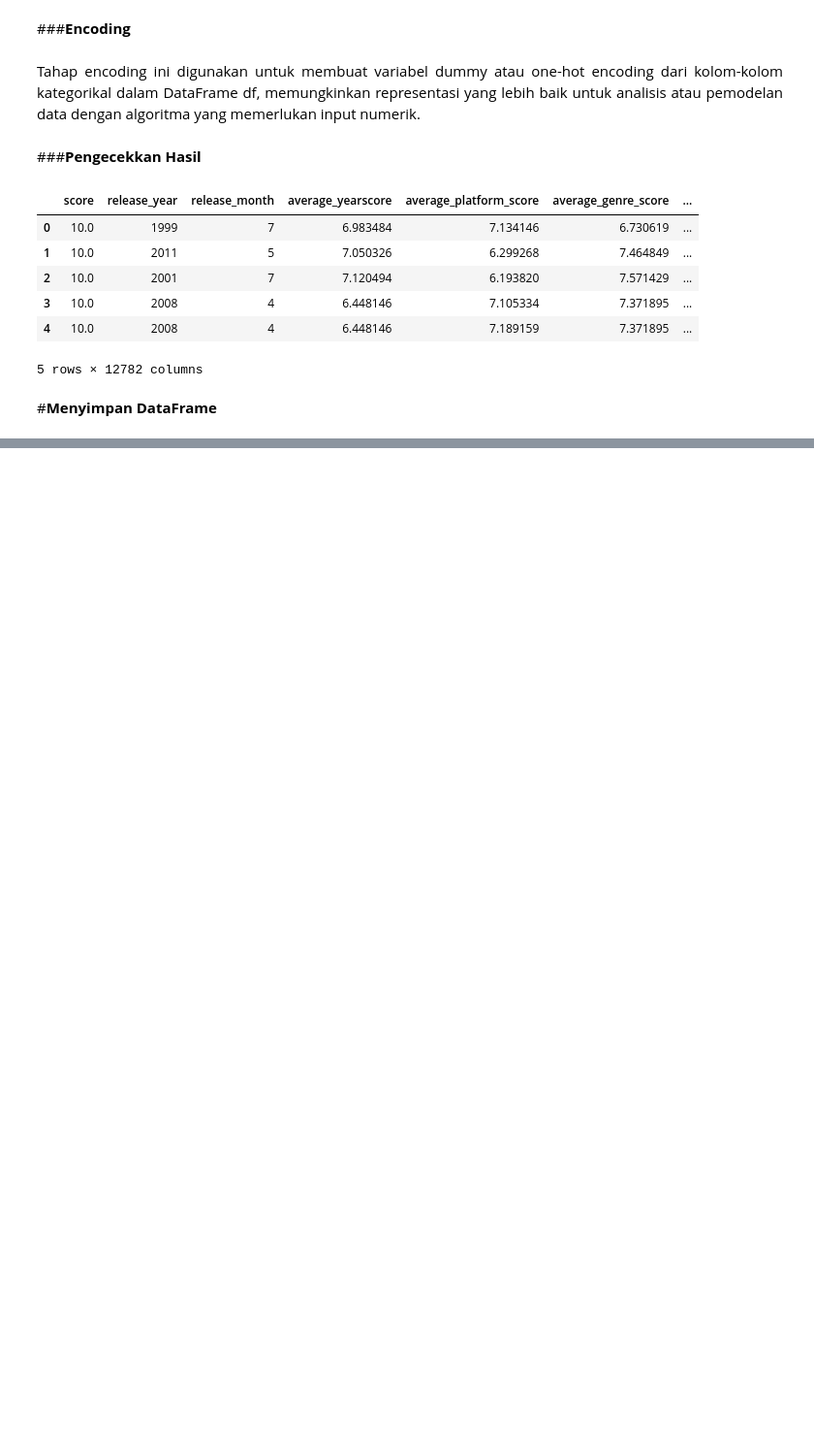
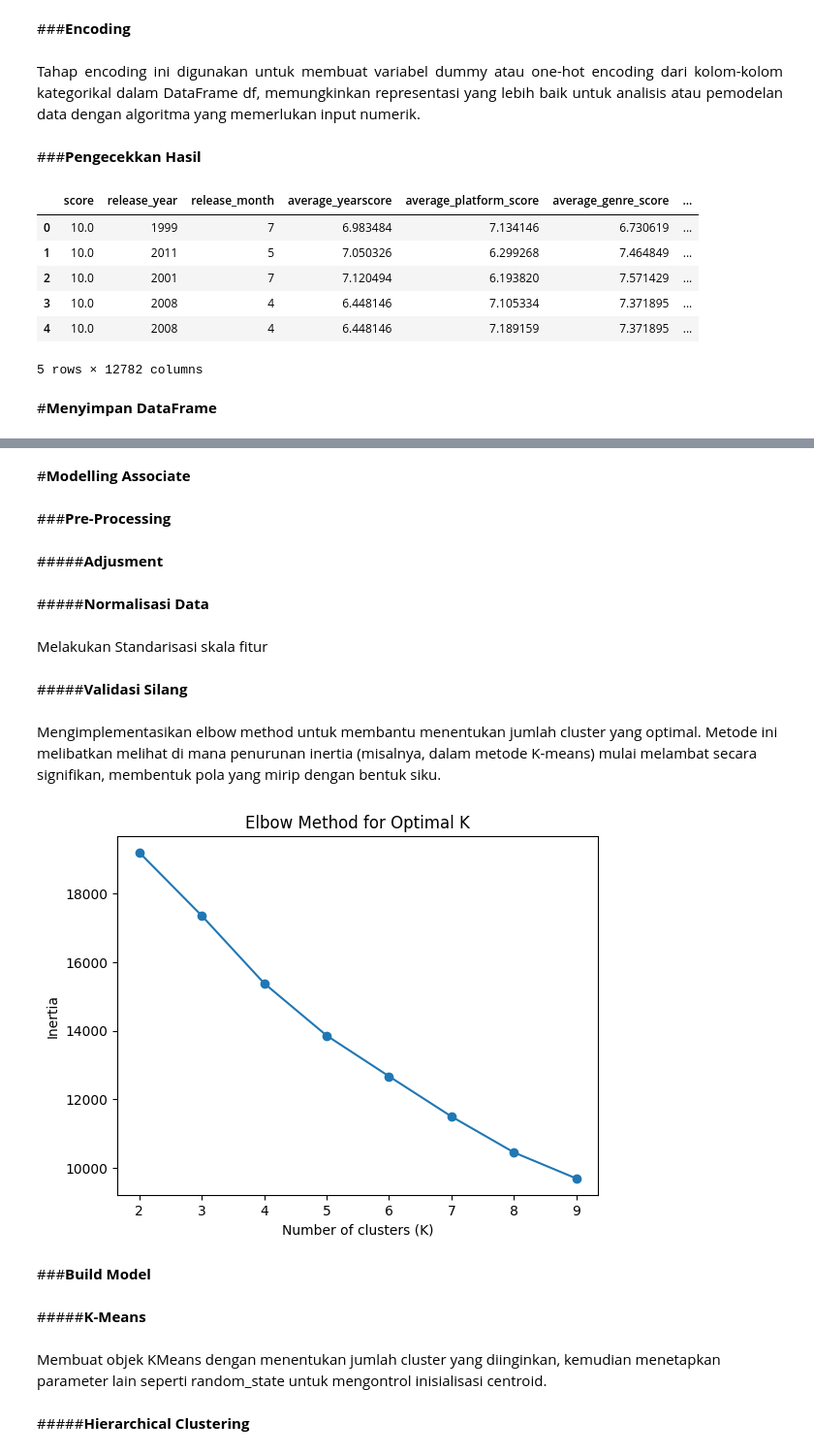
Before and after one commit to mhnbl/Muhammad-Nabil_046_Data-Mining, a Jupyter notebook: Muhammad_Nabil_2209116046.ipynb, the cells around one changed output, grey strips where cells are left out. Shown at 97% size. Drawn from its saved outputs; the diff is of its cells as text; code cells hidden in the pictures; blank space fills up the shorter version.

```diff
--- a/Muhammad_Nabil_2209116046.ipynb
+++ b/Muhammad_Nabil_2209116046.ipynb
@@ -810,0 +829,7 @@ df.to_csv('Data_Cleaned.csv', index=False)
+# %%
+numeric_columns = df.select_dtypes(include=[np.number]).columns.tolist()
+
+x = df[numeric_columns].drop('score_phrase_code', axis=1)
+y = df['score_phrase_code']
+
+x_train, x_test, y_train, y_test = train_test_split(x, y, test_size=0.3, random_state=42)
@@ -810,0 +915,44 @@ df.to_csv('Data_Cleaned.csv', index=False)
+# %% [markdown]
+#**Modelling Associate**
+# %% [markdown]
+###**Pre-Processing**
+# %% [markdown]
+#####**Adjusment**
+# %%
+x_final = df[numeric_columns].drop("score_phrase_code", axis=1)
+# %% [markdown]
+#####**Normalisasi Data**
+# %% [markdown]
+Melakukan Standarisasi skala fitur
+# %%
+scaler = MinMaxScaler()
+
+x_final_norm = scaler.fit_transform(x_final)
+# %% [markdown]
+#####**Validasi Silang**
+# %% [markdown]
+Mengimplementasikan elbow method untuk membantu menentukan jumlah cluster yang optimal. Metode ini melibatkan melihat di mana penurunan inertia (misalnya, dalam metode K-means) mulai melambat secara signifikan, membentuk pola yang mirip dengan bentuk siku.
+# %%
+inertia_values = []
+
+k_range = range(2, 10)
+
+for k in k_range:
+    kmeans = KMeans(n_clusters=k, random_state=42)
+    kmeans.fit(x_final_norm)
+    inertia_values.append(kmeans.inertia_)
+
+plt.plot(k_range, inertia_values, marker='o')
+plt.xlabel('Number of clusters (K)')
+plt.ylabel('Inertia')
+plt.title('Elbow Method for Optimal K')
+plt.xticks(k_range)
+plt.show()
+# %% [output]
+[figure, added]
+# %% [markdown]
+###**Build Model**
+# %% [markdown]
+#####**K-Means**
+# %% [markdown]
+Membuat objek KMeans dengan menentukan jumlah cluster yang diinginkan, kemudian menetapkan parameter lain seperti random_state untuk mengontrol inisialisasi centroid.
@@ -810,0 +963,2 @@ df.to_csv('Data_Cleaned.csv', index=False)
+# %% [markdown]
+#####**Hierarchical Clustering**
```
Also changed, not shown: parts of 36 cells of this notebook.
